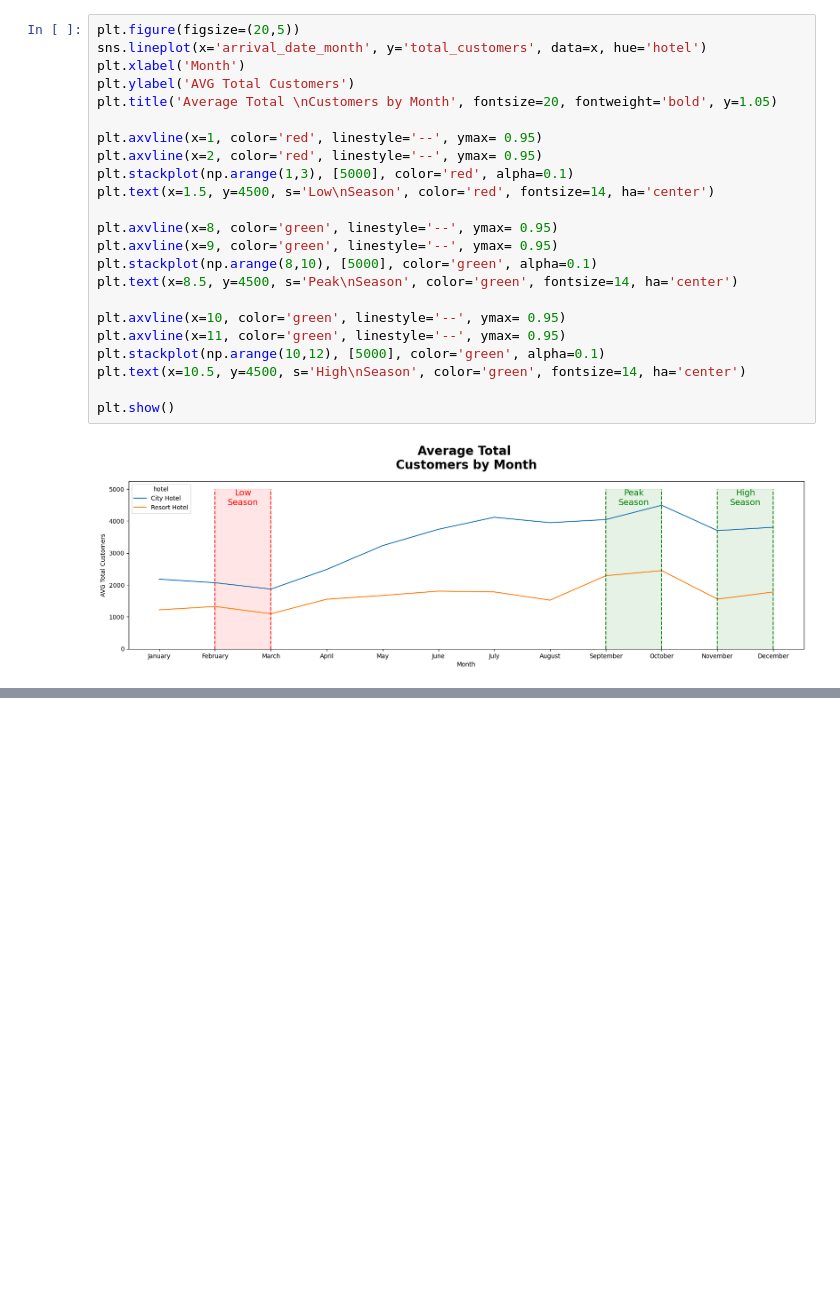
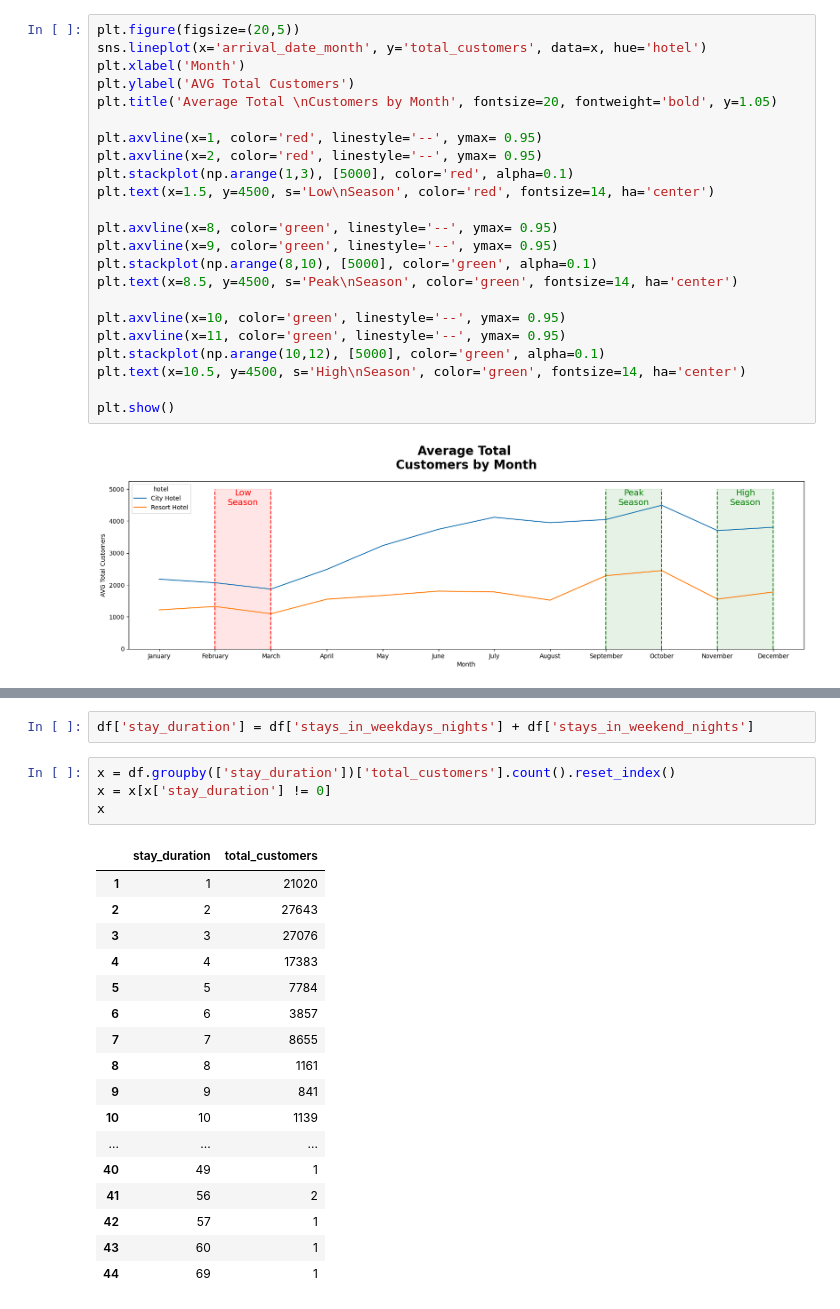
Before and after one commit to AnCodingML/Investigate_Hotel_Business_using_Data_Visualization, a Jupyter notebook: Investigate_Hotel_Business_using_Data_Visualization.ipynb, the cells around one changed output, grey strips where cells are left out. Drawn from its saved outputs; the diff is of its cells as text; blank space fills up the shorter version.

```diff
--- a/Investigate_Hotel_Business_using_Data_Visualization.ipynb
+++ b/Investigate_Hotel_Business_using_Data_Visualization.ipynb
@@ -298,0 +299,24 @@ plt.show()
+# %%
+df['stay_duration'] = df['stays_in_weekdays_nights'] + df['stays_in_weekend_nights']
+# %%
+x = df.groupby(['stay_duration'])['total_customers'].count().reset_index()
+x = x[x['stay_duration'] != 0]
+x
+# %% [output]
+|  | stay_duration | total_customers |
+| 1 | 1 | 21020 |
+| 2 | 2 | 27643 |
+| 3 | 3 | 27076 |
+| 4 | 4 | 17383 |
+| 5 | 5 | 7784 |
+| 6 | 6 | 3857 |
+| 7 | 7 | 8655 |
+| 8 | 8 | 1161 |
+| 9 | 9 | 841 |
+| 10 | 10 | 1139 |
+| ... | ... | ... |
+| 40 | 49 | 1 |
+| 41 | 56 | 2 |
+| 42 | 57 | 1 |
+| 43 | 60 | 1 |
+| 44 | 69 | 1 |
```
Also changed, not shown: parts of 8 cells of this notebook.
